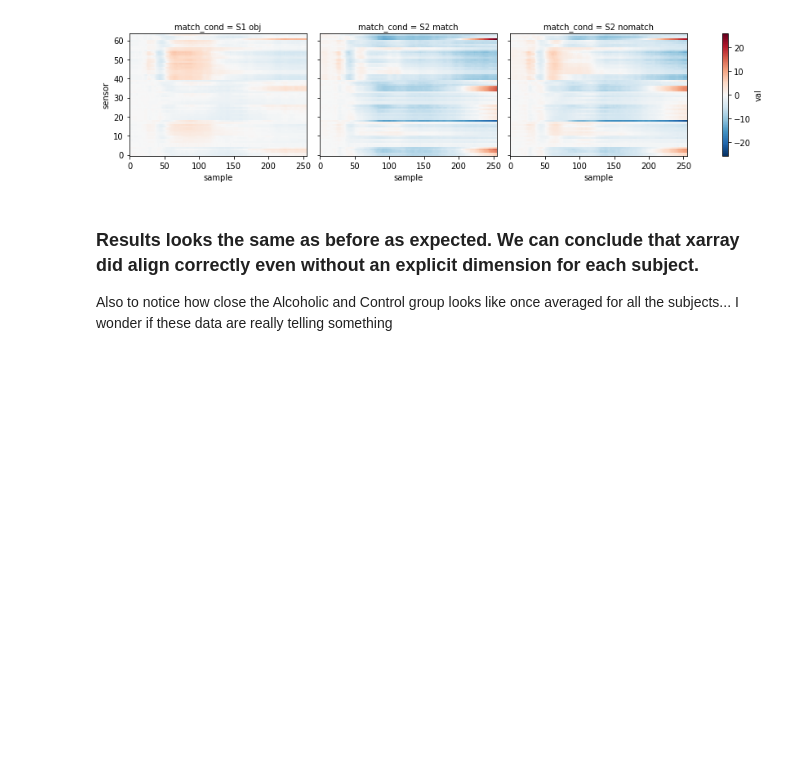
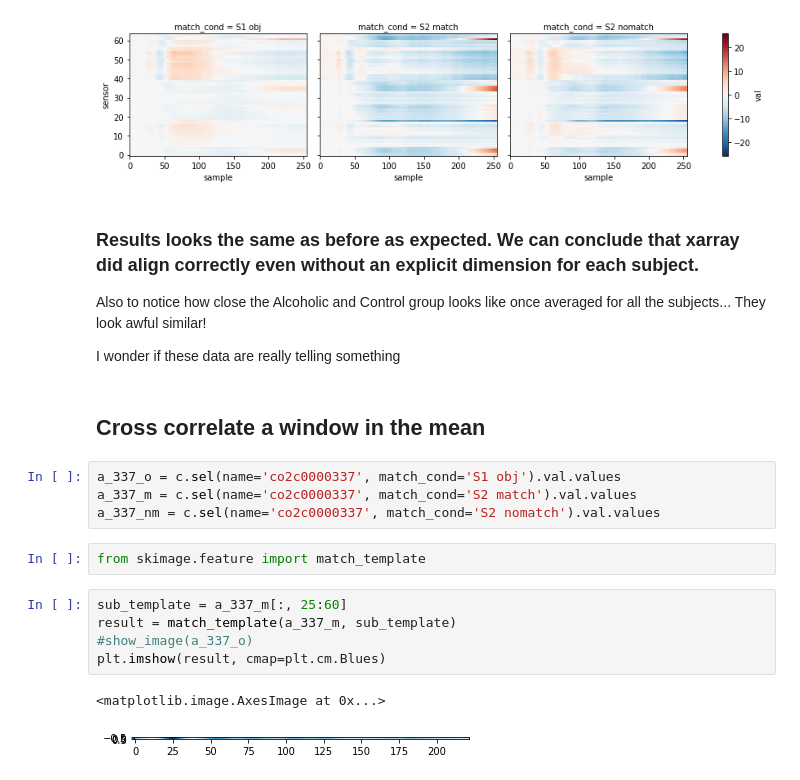
Before and after one commit to diramazioni/scratch-notebooks, a Jupyter notebook: eeg_mean.ipynb, the cells around one changed output. Saved outputs shown, nothing was run; the diff lists cells and outputs as text; blank space fills up the shorter version.

```diff
--- a/eeg_mean.ipynb
+++ b/eeg_mean.ipynb
@@ -476,4 +473,22 @@ c.groupby('match_cond').mean("name").val.plot(x='sample', y='sensor',  col='matc
 [figure]
 # %% [markdown]
 ### Results looks the same as before as expected. We can conclude that xarray did align correctly even without an explicit dimension for each subject.
-Also to notice how close the Alcoholic and Control group looks like once averaged for all the subjects... I wonder if these data are really telling something
+Also to notice how close the Alcoholic and Control group looks like once averaged for all the subjects... They look awful similar!
+
+I wonder if these data are really telling something
+# %% [markdown]
+## Cross correlate a window in the mean
+# %%
+a_337_o = c.sel(name='co2c0000337', match_cond='S1 obj').val.values
+a_337_m = c.sel(name='co2c0000337', match_cond='S2 match').val.values
+a_337_nm = c.sel(name='co2c0000337', match_cond='S2 nomatch').val.values
+# %%
+from skimage.feature import match_template
+# %%
+sub_template = a_337_m[:, 25:60]
+result = match_template(a_337_m, sub_template)
+#show_image(a_337_o)
+plt.imshow(result, cmap=plt.cm.Blues)
+# %% [output]
+<matplotlib.image.AxesImage at 0x...>
+[figure, added]
```
Also changed, not shown: parts of 9 cells of this notebook, 1 other file.
